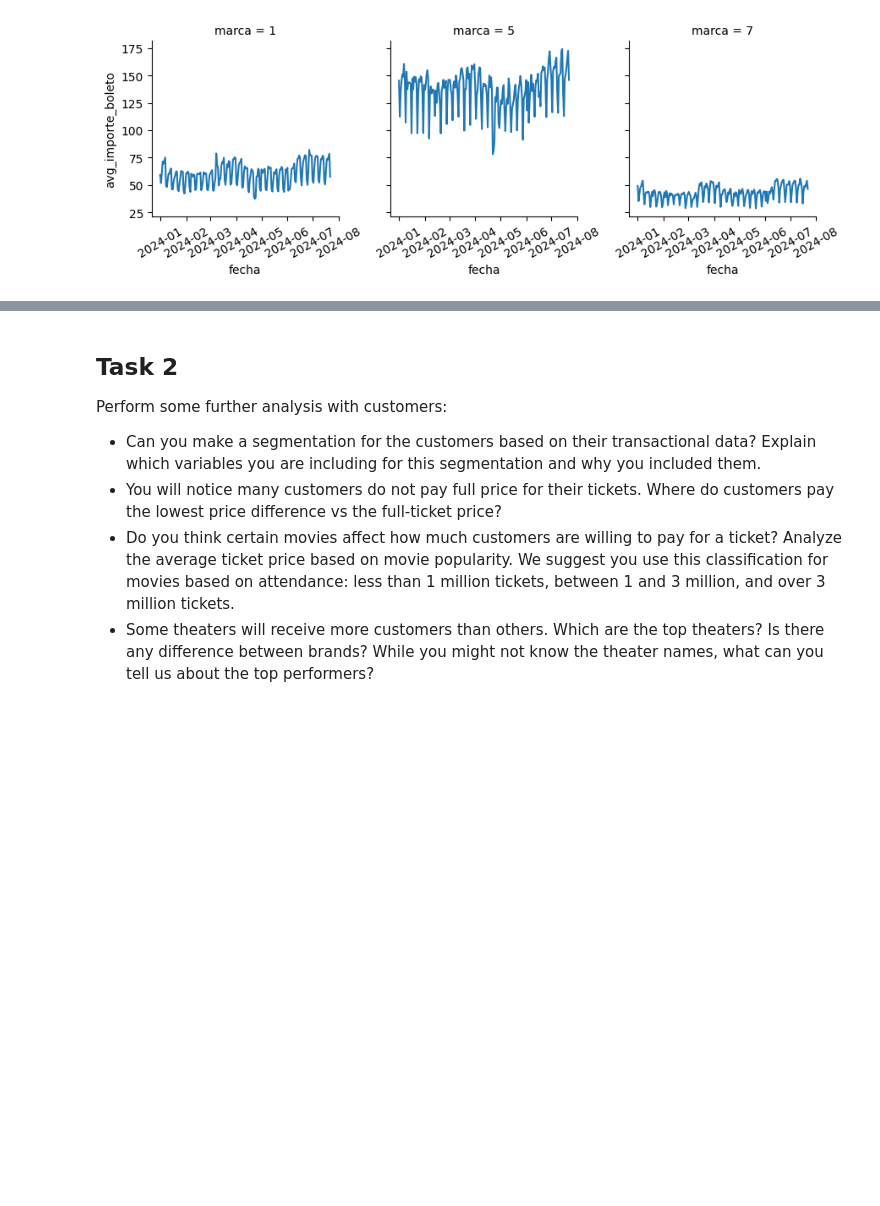
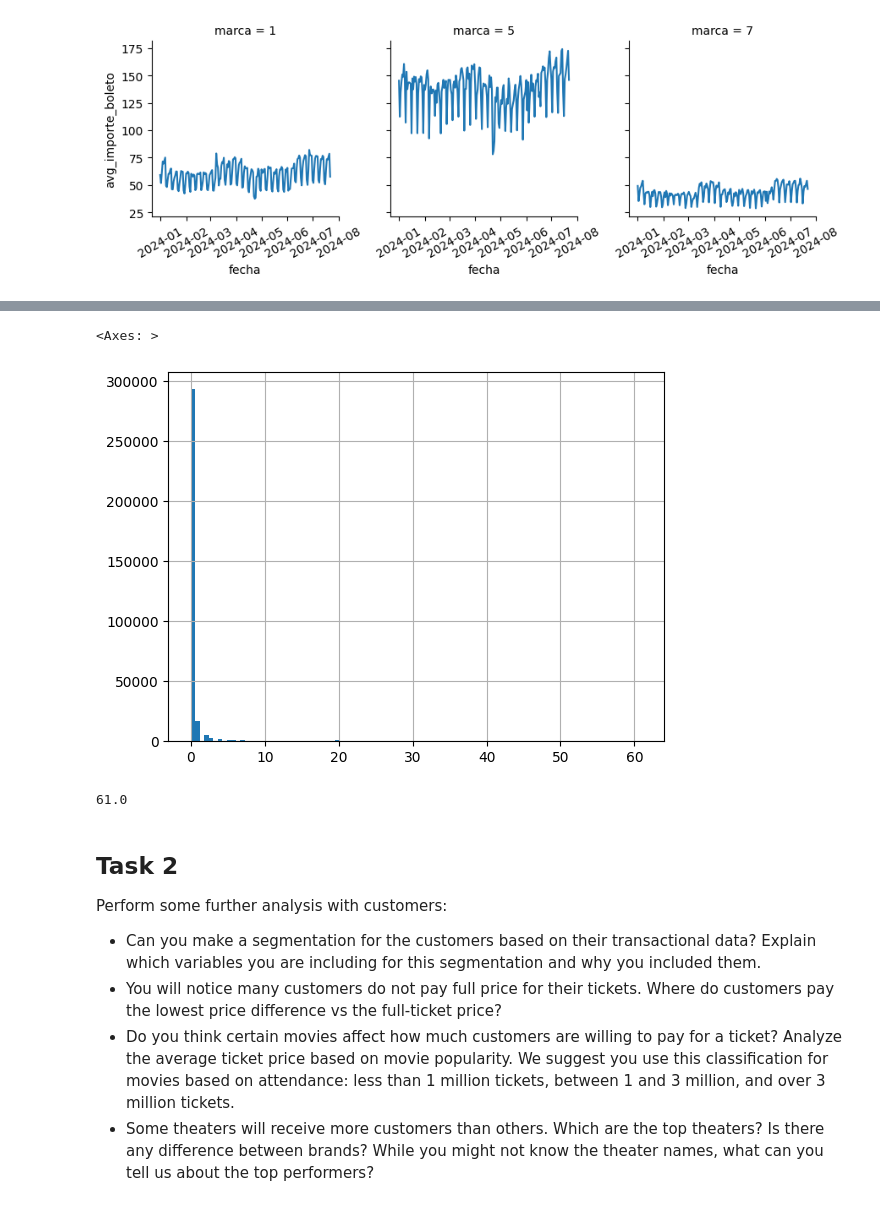
Before and after one commit to StefanoMolina/Random, a Jupyter notebook: 240723_data_challenge_SMM.ipynb, the cells around one changed output, grey strips where cells are left out. Saved outputs shown, nothing was run; the diff lists cells and outputs as text; code cells hidden in the pictures; blank space fills up the shorter version.

```diff
--- a/240723_data_challenge_SMM.ipynb
+++ b/240723_data_challenge_SMM.ipynb
@@ -146,3 +150,17 @@ plt.show()
+# %%
+tra['FECHA_FUNCION'] = pd.to_datetime(tra['FECHA_FUNCION'])
+tra['FECHA_TRANSACCION'] = pd.to_datetime(tra['FECHA_TRANSACCION'])
+# %%
+tra['date_diff'] = (tra['FECHA_FUNCION']-tra['FECHA_TRANSACCION'])/np.timedelta64(1,'D')
+
+tra['date_diff'].hist(bins=100)
+# %% [output]
+<Axes: >
+[figure, added]
+# %%
+tra.date_diff.max()
+# %% [output]
+61.0
 # %% [markdown]
 ## Task 2
 Perform some further analysis with customers:
```
Also changed, not shown: parts of 4 cells of this notebook.
